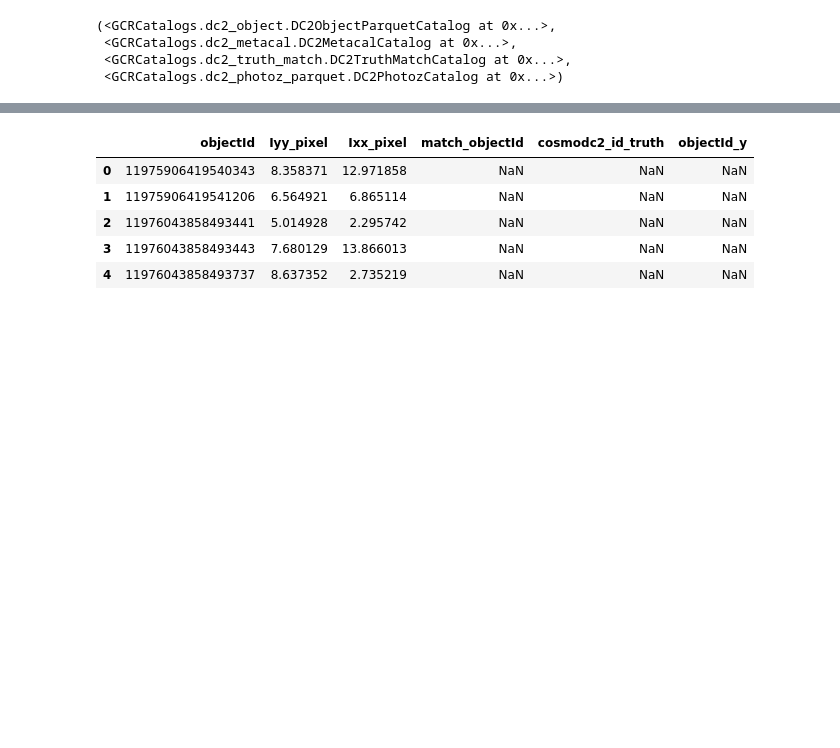
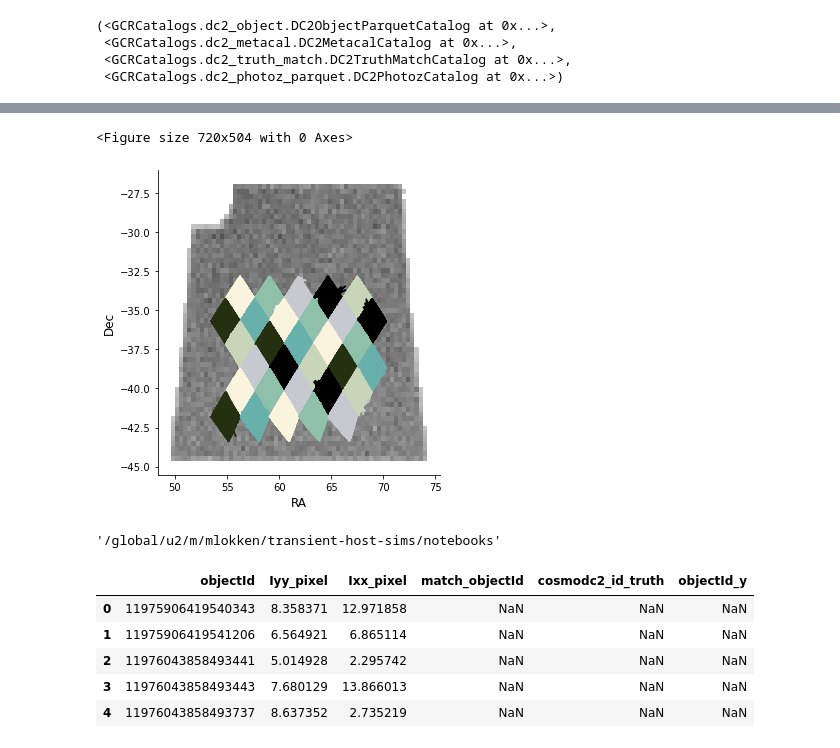
Before and after one commit to LSSTDESC/transient-host-sims, a Jupyter notebook: notebooks/get_image_moments.ipynb, the cells around one changed output, grey strips where cells are left out. Saved outputs shown, nothing was run; the diff lists cells and outputs as text; code cells hidden in the pictures; blank space fills up the shorter version.

```diff
--- a/notebooks/get_image_moments.ipynb
+++ b/notebooks/get_image_moments.ipynb
@@ -95,3 +93,28 @@ cat.catalogs[0].list_all_quantities()
+# %%
+cosmo=GCRCatalogs.load_catalog("cosmoDC2_v1.1.4_image")
+# %%
+plt.figure(figsize=[10,7])
+sns.displot(x=ra, y=dec, color='grey')
+plt.xlabel("RA", fontsize=12)
+plt.ylabel("Dec", fontsize=12)
+i=0
+colors = [u'#FAF3DD', u'#8FC0A9', u'#C7C9D1', u'#000000', u'#C8D5B9', u'#243010', u'#68B0AB', u'#2B2D42', u'#574C52', u'#2A3C24']
+for healpix in cosmo.available_healpix_pixels:
+    if healpix in [9556, 9557, 9558, 9559, 9560, 9683, 9684, 9685, 9686, 9687, 9688, 9812, 9813, 9814, 9815, 9816, 9940, 9941, 9942, 9943, 9944, 10068, 10069, 10070, 10071, 10072, 10195,10196,10197, 10198, 10199]:
+        gal = cosmo.get_quantities(['ra','dec'], filters='redshift<.1', native_filters=f"healpix_pixel == {healpix}")
+        plt.plot(gal['ra'],gal['dec'], color=colors[i%7])
+        # plt.plot(gal['ra'],gal['dec'])
+        # plt.text(gal['ra'][0]-1, gal['dec'][0],"{:d}".format(healpix))
+        i+=1
+plt.tight_layout()
+plt.savefig("../plots/healpixels_on_objcat.png", dpi=300)
+# %% [output]
+<Figure size 720x504 with 0 Axes>
+[figure, added]
+# %%
+pwd
+# %% [output]
+'/global/u2/m/mlokken/transient-host-sims/notebooks'
 # %%
 bright_galaxy_query = GCRQuery(
     "clean",
```
Also changed, not shown: parts of 9 cells of this notebook.
